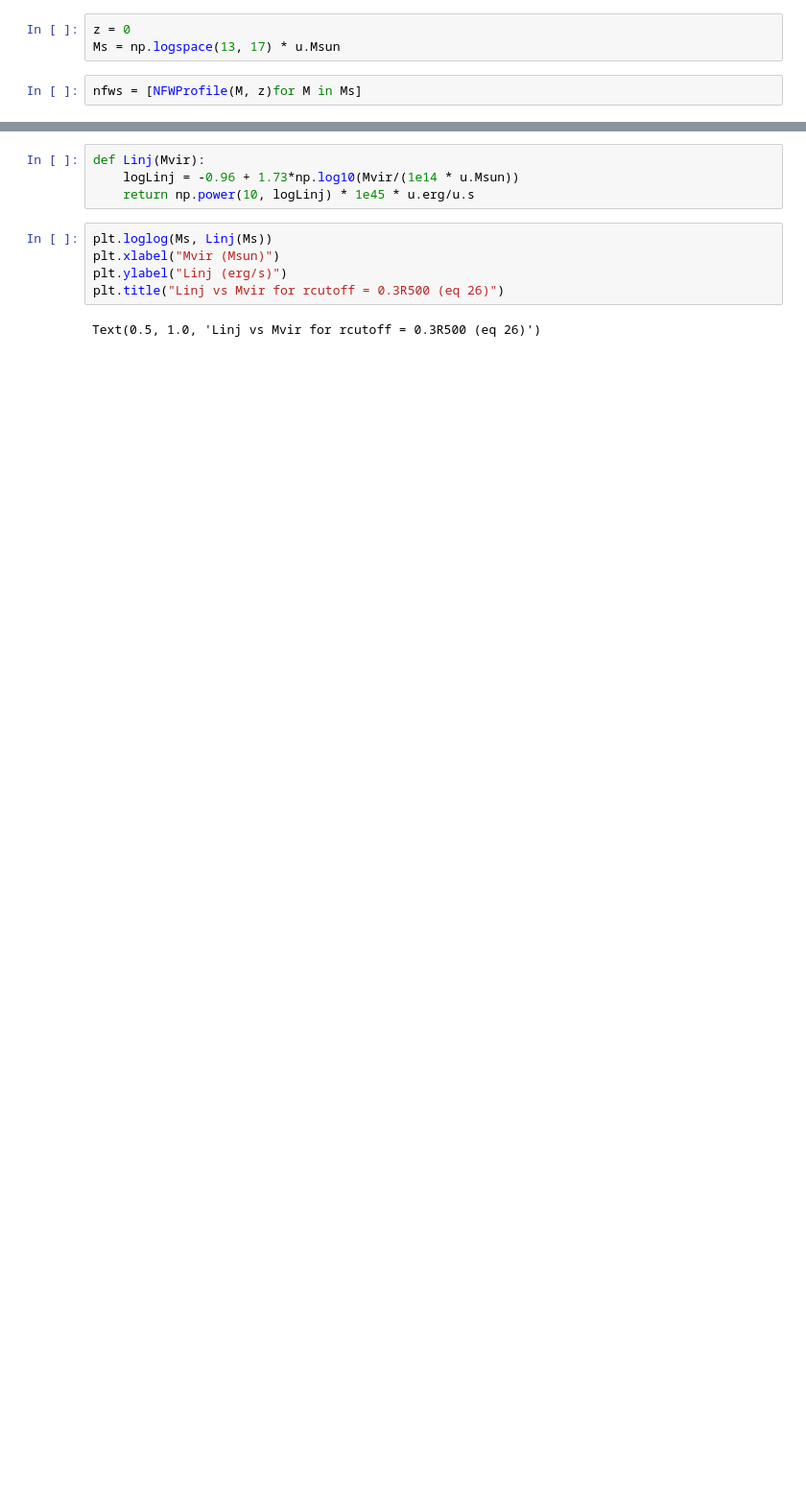
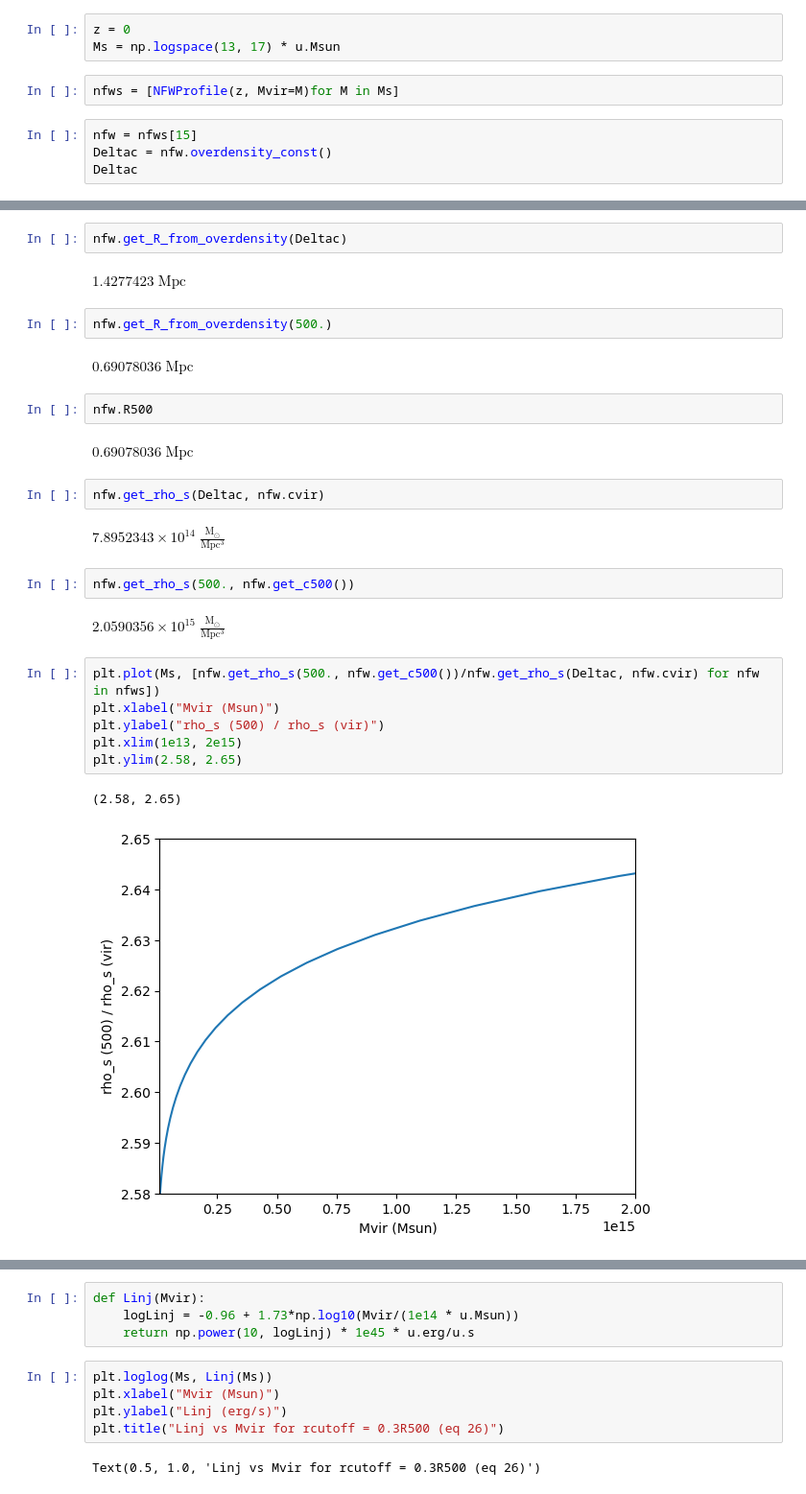
Before and after one commit to eleanorstuart/thermo-idm, a Jupyter notebook: comparison_with_observation_M500.ipynb, the cells around one changed output, grey strips where cells are left out. Shown at 96% size. Cells and saved outputs as stored; diff of their text form; blank space fills up the shorter version.

Commit message:
get Mvir from M500

```diff
--- a/comparison_with_observation_M500.ipynb
+++ b/comparison_with_observation_M500.ipynb
@@ -21,4 +21,8 @@ The autoreload extension is already loaded. To reload it, use:
 z = 0
 Ms = np.logspace(13, 17) * u.Msun
 # %%
-nfws = [NFWProfile(M, z)for M in Ms]
+nfws = [NFWProfile(z, Mvir=M)for M in Ms]
+# %%
+nfw = nfws[15]
+Deltac = nfw.overdensity_const()
+Deltac
@@ -24,0 +35,29 @@ nfws = [NFWProfile(M, z)for M in Ms]
+# %%
+nfw.get_R_from_overdensity(Deltac)
+# %% [output]
+$1.4277423 \; \mathrm{Mpc}$
+# %%
+nfw.get_R_from_overdensity(500.)
+# %% [output]
+$0.69078036 \; \mathrm{Mpc}$
+# %%
+nfw.R500
+# %% [output]
+$0.69078036 \; \mathrm{Mpc}$
+# %%
+nfw.get_rho_s(Deltac, nfw.cvir)
+# %% [output]
+$7.8952343 \times 10^{14} \; \mathrm{\frac{M_{\odot}}{Mpc^{3}}}$
+# %%
+nfw.get_rho_s(500., nfw.get_c500())
+# %% [output]
+$2.0590356 \times 10^{15} \; \mathrm{\frac{M_{\odot}}{Mpc^{3}}}$
+# %%
+plt.plot(Ms, [nfw.get_rho_s(500., nfw.get_c500())/nfw.get_rho_s(Deltac, nfw.cvir) for nfw in nfws])
+plt.xlabel("Mvir (Msun)")
+plt.ylabel("rho_s (500) / rho_s (vir)")
+plt.xlim(1e13, 2e15)
+plt.ylim(2.58, 2.65)
+# %% [output]
+(2.58, 2.65)
+[figure, added]
```
Also changed, not shown: parts of 6 cells of this notebook, 2 other files.
